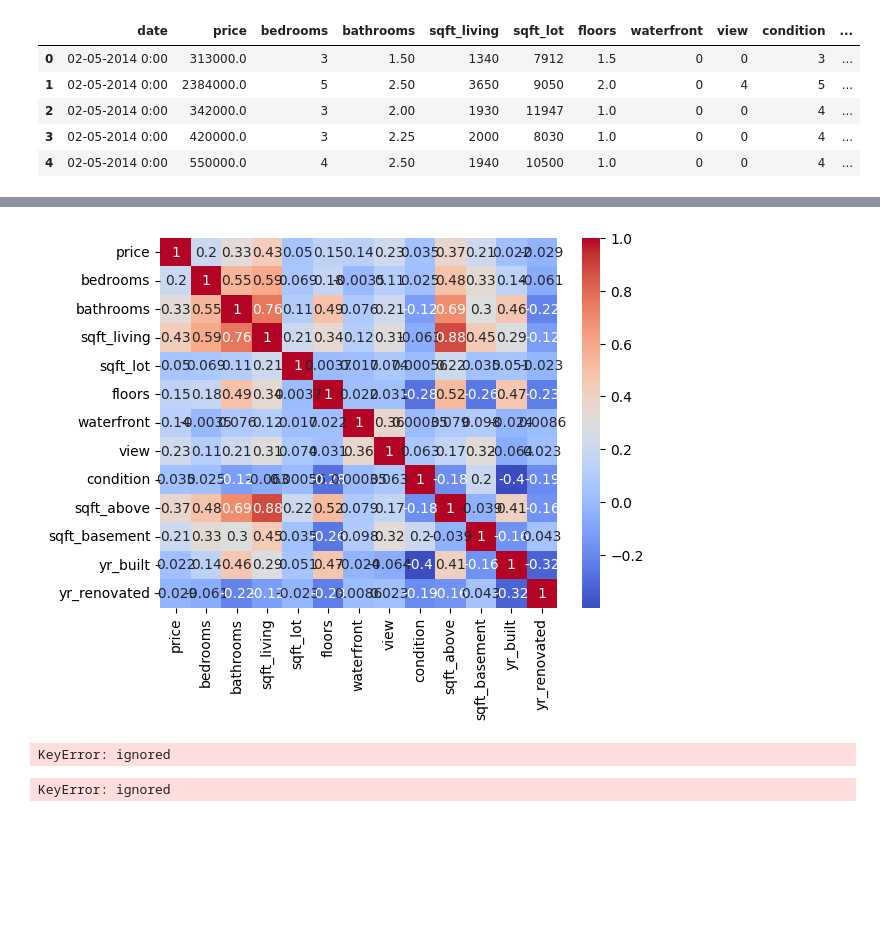
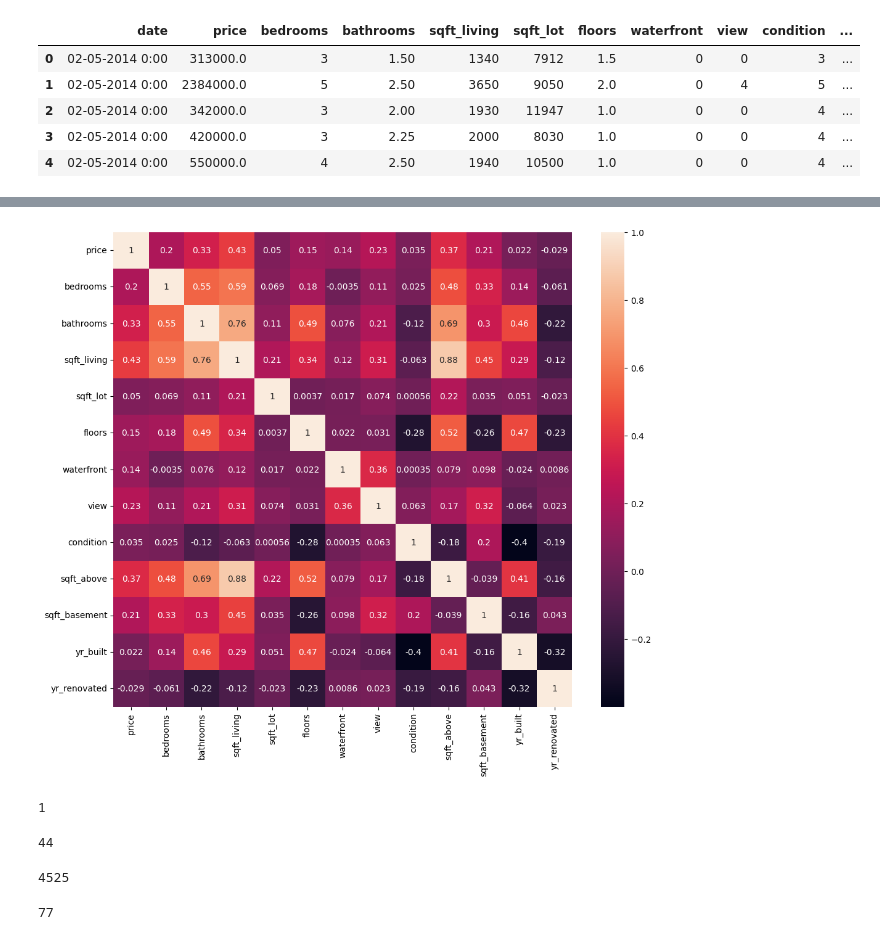
Before and after one commit to samsomsabu/machine_learning, a Jupyter notebook: 2348549_Ex1.ipynb, the cells around one changed output, grey strips where cells are left out. Cells and saved outputs as stored; diff of their text form; code cells hidden in the pictures; blank space fills up the shorter version.

```diff
--- a/2348549_Ex1.ipynb
+++ b/2348549_Ex1.ipynb
@@ -6,9 +7,9 @@ import numpy as np
 import matplotlib.pyplot as plt
 import seaborn as sns
 # %%
-data = pd.read_csv('/content/data - data.csv')
-df = data.copy()
-df.head()
+#importing the dataset
+df=pd.read_csv('/content/data - data.csv')
+df.head(5)
 # %% [output]
 |  | date | price | bedrooms | bathrooms | sqft_living | sqft_lot | floors | waterfront | view | condition | ... |
 | 0 | 02-05-2014 0:00 | 313000.0 | 3 | 1.50 | 1340 | 7912 | 1.5 | 0 | 0 | 3 | ... |
@@ -19 +43,4 @@ df.head()
+# %%
+#converting to datafre
+df=pd.DataFrame(df)
 # %%
@@ -73,5 +67,0 @@ df.dtypes.to_frame('Data Type')
-# %%
-feature_to_bin = df[['yr_built'], ['sqft_above']]
-bin_encoder = KBinsDiscretizer(n_bins=5, encode='ordinal', strategy='uniform')
-binned_feature = bin_encoder.fit_transform(feature_to_bin)
-df['year_built_binned'] = binned_feature
@@ -101,23 +68,6 @@ max      4820.000000  2014.000000   2014.000000
 # %%
-
-
-# Visualize correlations using a heatmap
-corr_matrix = df.corr()
-sns.heatmap(corr_matrix, annot=True, cmap='coolwarm')
+plt.figure(figsize=(12,10))
+sns.heatmap(df.corr(),annot=True)
 plt.show()
 # %% [output]
-[figure, old version]
+[figure, new version]
-# %%
-# Bin Means
-df['YearBuilt_Bin_Means'] = pd.cut(df['YearBuilt'], bins=5, labels=False)
-
-# Bin Boundaries
-df['SqftAbove_Bin_Boundaries'] = pd.cut(df['Sqft_Above'], bins=[0, 500, 1000, 1500, 2000, float('inf')], labels=False)
-# %% [output]
-KeyError: ignored
-# %%
-# Plot histograms for the processed attributes
-df[['YearBuilt_Bin_Means', 'SqftAbove_Bin_Boundaries']].hist(figsize=(10, 6))
-plt.show()
-# %% [output]
-KeyError: ignored
@@ -123,0 +76,16 @@ KeyError: ignored
+# %%
+df['country'].nunique()
+# %% [output]
+1
+# %%
+df['city'].nunique()
+# %% [output]
+44
+# %%
+df['street'].nunique()
+# %% [output]
+4525
+# %%
+df['statezip'].nunique()
+# %% [output]
+77
```
Also changed, not shown: parts of 21 cells of this notebook.
